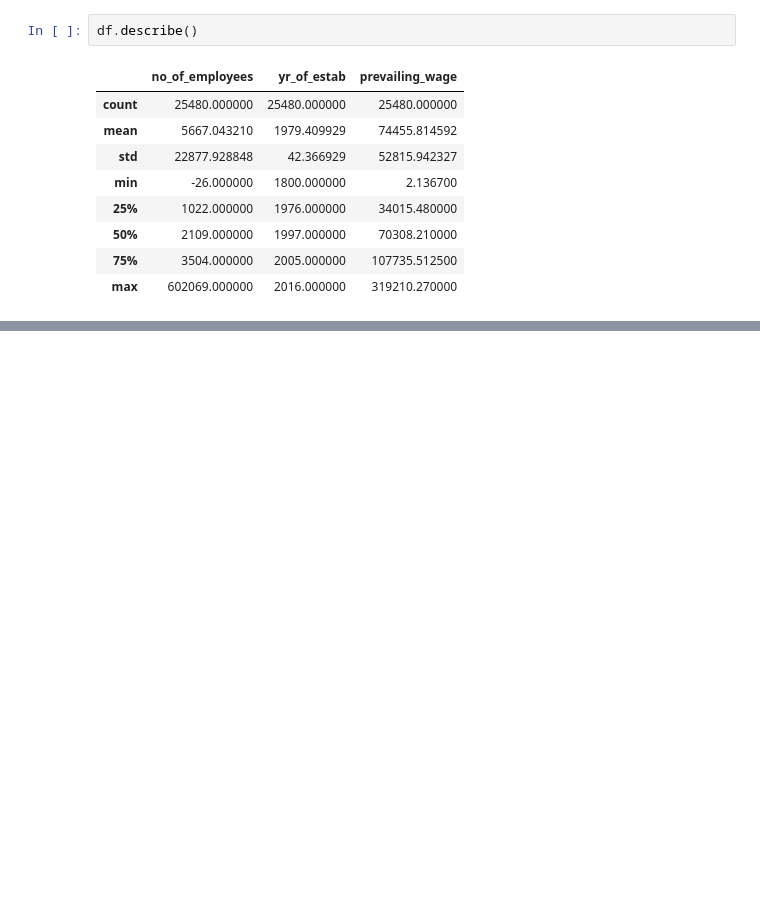
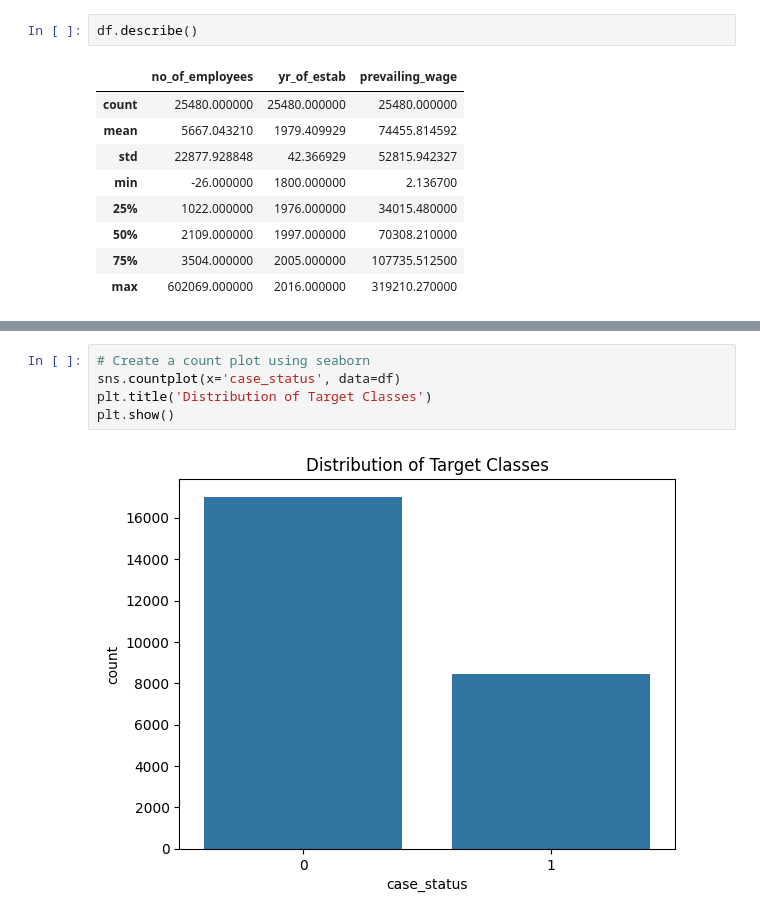
Before and after one commit to anurag160304/Visa_Prediction_project_MLOPS, a Jupyter notebook: notebook/experiment_notebook.ipynb, the cells around one changed output, grey strips where cells are left out. Saved outputs shown, nothing was run; the diff lists cells and outputs as text; blank space fills up the shorter version.

```diff
--- a/notebook/experiment_notebook.ipynb
+++ b/notebook/experiment_notebook.ipynb
@@ -120,0 +143,7 @@ Name: unit_of_wage, dtype: object
+# %%
+# Create a count plot using seaborn
+sns.countplot(x='case_status', data=df)
+plt.title('Distribution of Target Classes')
+plt.show()
+# %% [output]
+[figure, added]
```
Also changed, not shown: parts of 38 cells of this notebook.
